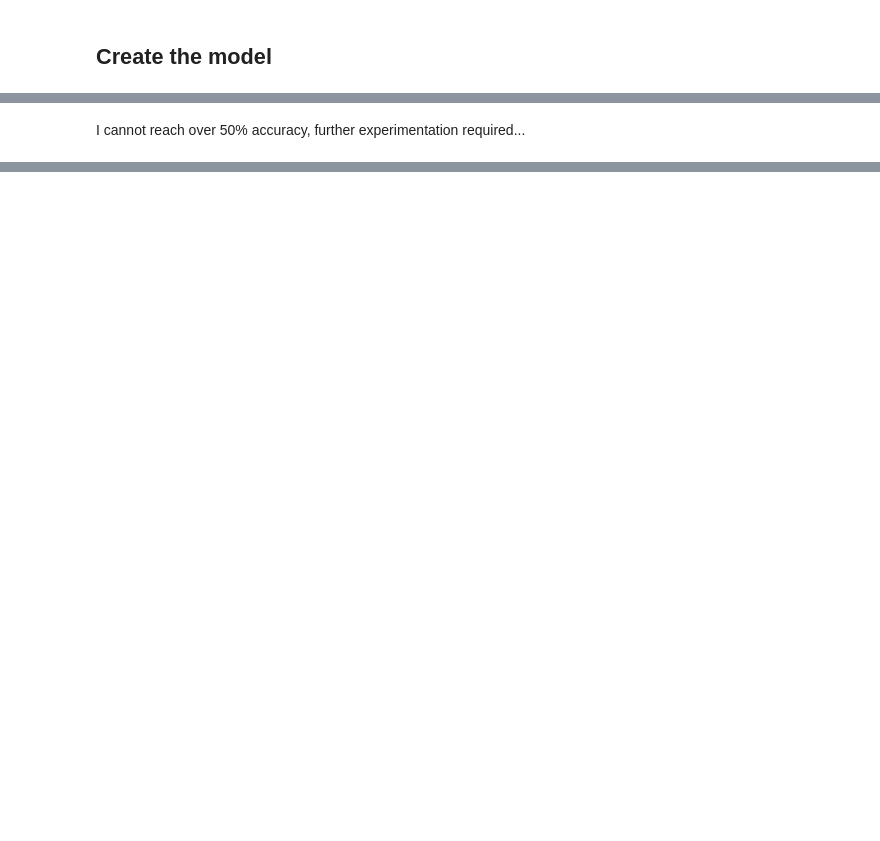
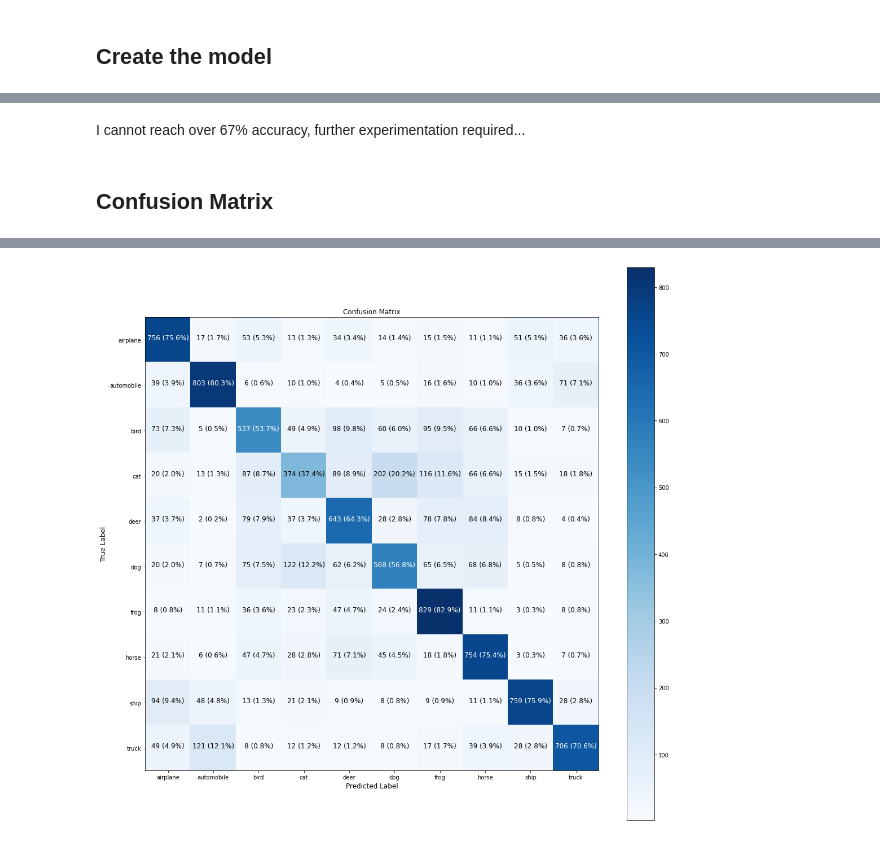
Before and after one commit to AlanAltonchi/projects, a Jupyter notebook: classification_cifar10.ipynb, the cells around one changed output, grey strips where cells are left out. Drawn from its saved outputs; the diff is of its cells as text; code cells hidden in the pictures; blank space fills up the shorter version.

Commit message:
conf_matrix

```diff
--- a/classification_cifar10.ipynb
+++ b/classification_cifar10.ipynb
@@ -78,8 +126,8 @@ train_data[0].numpy().max()
 # %% [output]
 255
 # %%
-train_data = tf.cast(train_data,tf.dtypes.float32) / 251.0
-test_data = tf.cast(test_data,tf.dtypes.float32) / 251.0
+train_data = tf.cast(train_data,tf.dtypes.float32) / 255.0
+test_data = tf.cast(test_data,tf.dtypes.float32) / 255.0
 # %%
 train_data[0][:5]
 # %% [output]
@@ -118,6 +153,18 @@ model.compile(loss=losses.SparseCategoricalCrossentropy(),
+# %%
+model = Sequential()
+model.add(layers.Conv2D(32, (3, 3), activation='relu', kernel_initializer='he_uniform', padding='same', input_shape=(32, 32, 3)))
+model.add(layers.Conv2D(32, (3, 3), activation='relu', kernel_initializer='he_uniform', padding='same'))
+model.add(layers.MaxPooling2D((2, 2)))
+model.add(layers.Flatten())
+model.add(layers.Dense(128, activation='relu', kernel_initializer='he_uniform'))
+model.add(layers.Dense(10, activation='softmax'))
+
+model.compile(loss=losses.SparseCategoricalCrossentropy(),
+              optimizer=optimizers.SGD(lr=0.001, momentum=0.9),
+              metrics='accuracy')
 # %%
 history = model.fit(train_data,
                     train_labels,
-                    epochs=50,
+                    epochs=10,
                     validation_data=(test_data, test_labels))
 # %% [output]
@@ -146,2 +196,9 @@ model.evaluate(test_data, test_labels)
 # %% [markdown]
-I cannot reach over 50% accuracy, further experimentation required...
+I cannot reach over 67% accuracy, further experimentation required...
+# %% [markdown]
+## Confusion Matrix
+# %%
+pred = model.predict(test_data)
+y_pred = tf.argmax(pred,axis=1)
+make_confusion_matrix(test_labels, y_pred, class_names,figsize=(18,18),text_size=12)
+# %% [output]
@@ -147,0 +206 @@ I cannot reach over 50% accuracy, further experimentation required...
+[figure, added]
```
Also changed, not shown: parts of 7 cells of this notebook.
